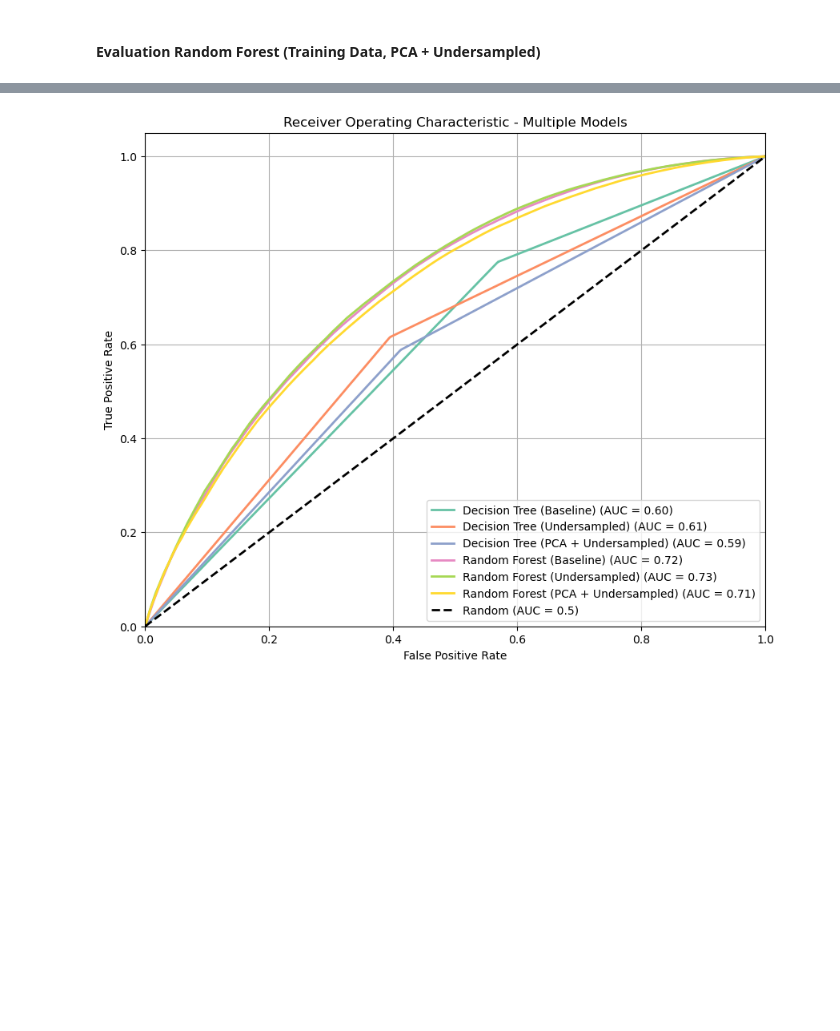
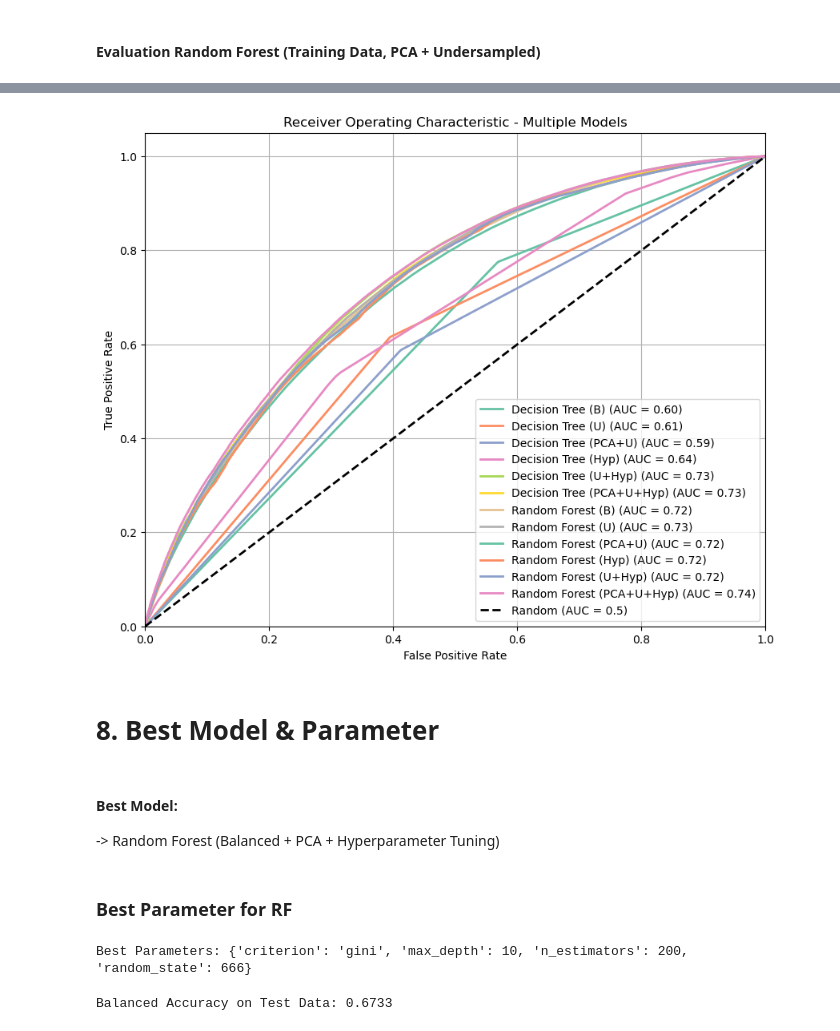
Before and after one commit to bennyocean/LFB_ResponseTimes_Prediction, a Jupyter notebook: notebooks/DecisionTree_RF_clf.ipynb, the cells around one changed output, grey strips where cells are left out. Cells and saved outputs as stored; diff of their text form; code cells hidden in the pictures; blank space fills up the shorter version.

```diff
--- a/notebooks/DecisionTree_RF_clf.ipynb
+++ b/notebooks/DecisionTree_RF_clf.ipynb
@@ -627,0 +1006,2 @@ Balanced Accuracy: 0.6564
+# %%
+grid_search_dt_hyp_ru_pca.fit(X_ru, y_ru)
@@ -627,0 +1021,4 @@ Balanced Accuracy: 0.6564
+# %%
+y_train_pred_dt_hyp_ru_pca = grid_search_dt_hyp_ru_pca.predict(X_ru)
+y_test_pred_dt_hyp_ru_pca = grid_search_dt_hyp_ru_pca.predict(X_test_pca)
+y_test_pred_prob_dt_hyp_ru_pca = grid_search_dt_hyp_ru_pca.predict_proba(X_test_pca)
@@ -627,0 +1042,2 @@ Balanced Accuracy: 0.6564
+# %%
+grid_search_rf_hyp_ru_pca.fit(X_ru, y_ru)
@@ -627,0 +1057,4 @@ Balanced Accuracy: 0.6564
+# %%
+y_train_pred_rf_hyp_ru_pca = grid_search_rf_hyp_ru_pca.predict(X_ru)
+y_test_pred_rf_hyp_ru_pca = grid_search_rf_hyp_ru_pca.predict(X_test_pca)
+y_test_pred_prob_rf_hyp_ru_pca = grid_search_rf_hyp_ru_pca.predict_proba(X_test_pca)
@@ -675,45 +1258,76 @@ plt.show()
 from sklearn.metrics import roc_curve, auc
 
 model_probas = {
-    'Decision Tree (Baseline)': y_test_pred_prob_dt,
-    'Decision Tree (Undersampled)': y_test_pred_prob_dt_undsam,
-    'Decision Tree (PCA + Undersampled)': y_test_pred_prob_dt_pca_ru,
-    'Random Forest (Baseline)': y_test_pred_prob_rf,
-    'Random Forest (Undersampled)': y_test_pred_prob_rf_undsam,
-    'Random Forest (PCA + Undersampled)': y_test_pred_prob_rf_pca_ru,
+    'Decision Tree (B)': y_test_pred_prob_dt,
+    'Decision Tree (U)': y_test_pred_prob_dt_undsam,
+    'Decision Tree (PCA+U)': y_test_pred_prob_dt_pca_ru,
+    'Decision Tree (Hyp)': y_test_pred_prob_dt_hyp,
+    'Decision Tree (U+Hyp)': y_test_pred_prob_dt_hyp_ru,
+    'Decision Tree (PCA+U+Hyp)': y_test_pred_prob_dt_hyp_ru_pca,
+
+    'Random Forest (B)': y_test_pred_prob_rf,
+    'Random Forest (U)': y_test_pred_prob_rf_undsam,
+    'Random Forest (PCA+U)': y_test_pred_prob_rf_pca_ru,
+    'Random Forest (Hyp)': y_test_pred_prob_rf_hyp,
+    'Random Forest (U+Hyp)': y_test_pred_prob_rf_hyp_ru,
+    'Random Forest (PCA+U+Hyp)': y_test_pred_prob_rf_hyp_ru_pca
 }
 
 true_labels = {
-    'Decision Tree (Baseline)': y_test,
-    'Decision Tree (Undersampled)': y_test,
-    'Decision Tree (PCA + Undersampled)': y_test_pca,
-    'Random Forest (Baseline)': y_test,
-    'Random Forest (Undersampled)': y_test,
-    'Random Forest (PCA + Undersampled)': y_test_pca,
+    'Decision Tree (B)': y_test,
+    'Decision Tree (U)': y_test,
+    'Decision Tree (PCA+U)': y_test_pca,
+    'Decision Tree (Hyp)': y_test,
+    'Decision Tree (U+Hyp)': y_test,
+    'Decision Tree (PCA+U+Hyp)': y_test_pca,
+    'Random Forest (B)': y_test,
+    'Random Forest (U)': y_test,
+    'Random Forest (PCA+U)': y_test_pca,
+    'Random Forest (Hyp)': y_test,
+    'Random Forest (U+Hyp)': y_test,
+    'Random Forest (PCA+U+Hyp)': y_test_pca
 }
 
 def plot_roc_auc_multiple_models(true_labels, model_probas):
     plt.figure(figsize=(10, 8))
 
     for model_name, y_proba in model_probas.items():
         y_true = true_labels[model_name]
         fpr, tpr, _ = roc_curve(y_true, y_proba[:, 1])
         roc_auc = auc(fpr, tpr)
         plt.plot(fpr, tpr, lw=2, label=f'{model_name} (AUC = {roc_auc:.2f})')
 
     # Plot the random line
     plt.plot([0, 1], [0, 1], color='black', lw=2, linestyle='--', label='Random (AUC = 0.5)')
 
     plt.xlim([0.0, 1.0])
     plt.ylim([0.0, 1.05])
     plt.xlabel('False Positive Rate')
     plt.ylabel('True Positive Rate')
     plt.title('Receiver Operating Characteristic - Multiple Models')
     plt.legend(loc='lower right')
     plt.grid(True)
     plt.savefig("/Users/bennyschellinger/Desktop/DataScience/MLE_DataScientest/04_Projekt/MAY24_BDS_INT_Fire_Brigade/img/roc_test_perf_clf_models.png")
     plt.show()
 
 plot_roc_auc_multiple_models(true_labels, model_probas)
 # %% [output]
-[figure, old version]
+[figure, new version]
+# %% [markdown]
+# 8. Best Model & Parameter
+# %% [markdown]
+#### Best Model:
+-> Random Forest (Balanced + PCA + Hyperparameter Tuning)
+# %% [markdown]
+### Best Parameter for RF
+# %%
+print(f'Best Parameters: {grid_search_rf_hyp_ru_pca.best_params_}')
+# %% [output]
+Best Parameters: {'criterion': 'gini', 'max_depth': 10, 'n_estimators': 200, 'random_state': 666}
+# %%
+best_model = grid_search_rf_hyp_ru_pca.best_estimator_
+y_p = best_model.predict(X_test_pca)
+balanced_acc = balanced_accuracy_score(y_test_pca, y_p)
+print(f'Balanced Accuracy on Test Data: {balanced_acc:.4f}')
+# %% [output]
+Balanced Accuracy on Test Data: 0.6733
```
Also changed, not shown: parts of 87 cells of this notebook, 5 other files.
